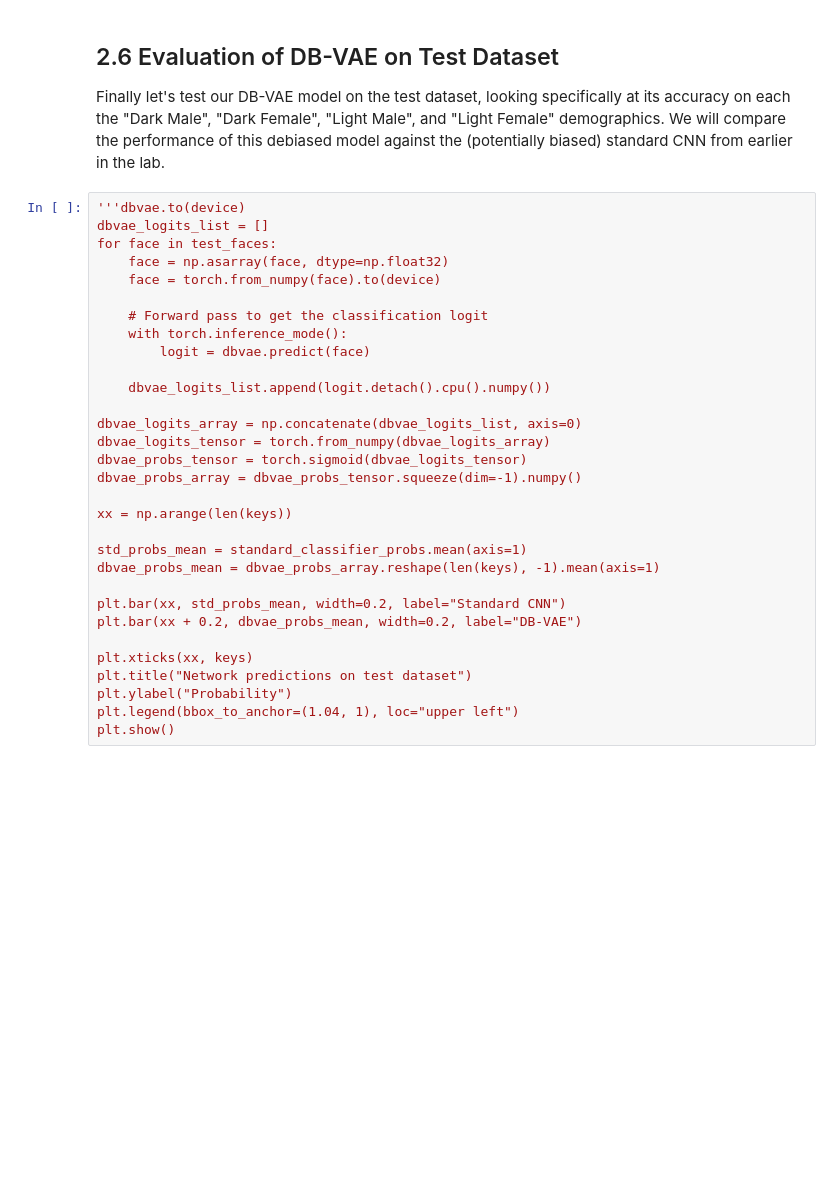
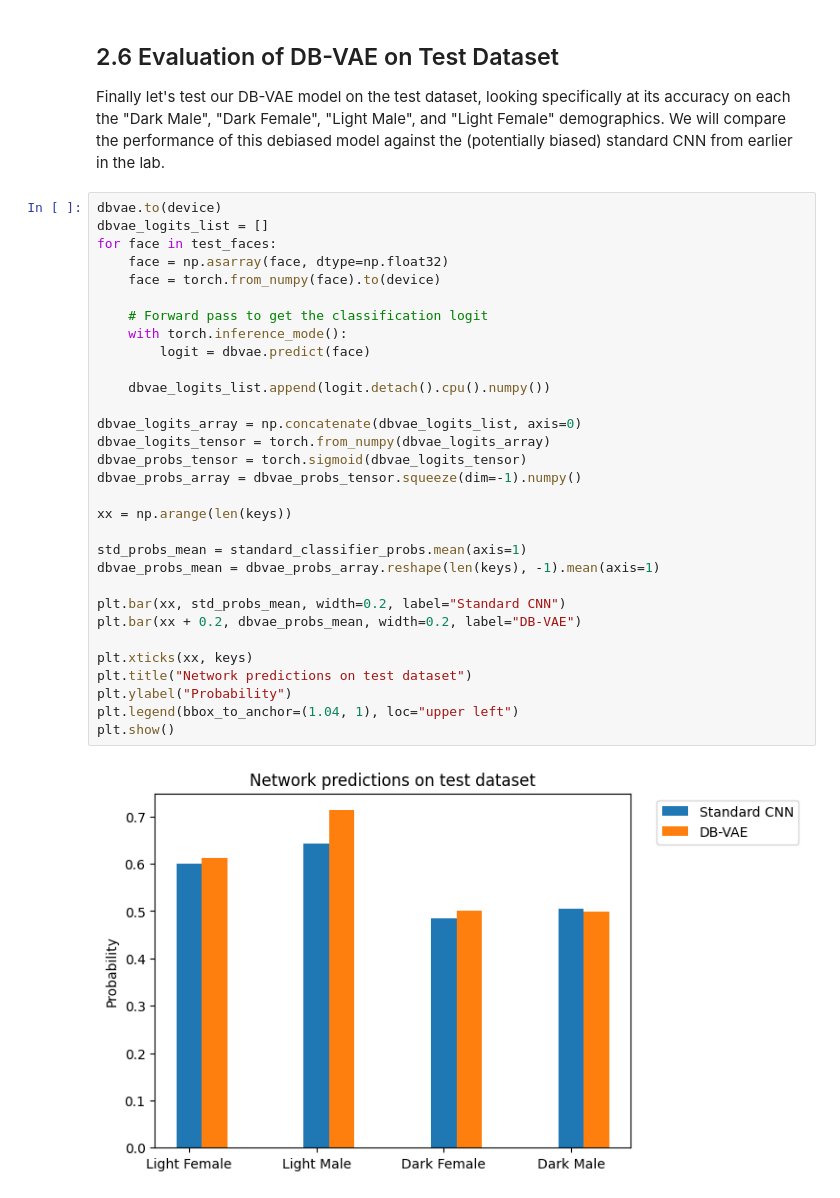
Before and after one commit to aurora-nat/machine-vision-course, a Jupyter notebook: labs/lab3/PT_Part2_Debiasing.ipynb, the cells around one changed output. Drawn from its saved outputs; the diff is of its cells as text; blank space fills up the shorter version.

```diff
--- a/labs/lab3/PT_Part2_Debiasing.ipynb
+++ b/labs/lab3/PT_Part2_Debiasing.ipynb
@@ -924,36 +1081,38 @@ Wonderful! Now we should have a trained and (hopefully!) debiased facial classif
 
 Finally let's test our DB-VAE model on the test dataset, looking specifically at its accuracy on each the "Dark Male", "Dark Female", "Light Male", and "Light Female" demographics. We will compare the performance of this debiased model against the (potentially biased) standard CNN from earlier in the lab.
 # %%
-'''dbvae.to(device)
+dbvae.to(device)
 dbvae_logits_list = []
 for face in test_faces:
     face = np.asarray(face, dtype=np.float32)
     face = torch.from_numpy(face).to(device)
 
     # Forward pass to get the classification logit
     with torch.inference_mode():
         logit = dbvae.predict(face)
 
     dbvae_logits_list.append(logit.detach().cpu().numpy())
 
 dbvae_logits_array = np.concatenate(dbvae_logits_list, axis=0)
 dbvae_logits_tensor = torch.from_numpy(dbvae_logits_array)
 dbvae_probs_tensor = torch.sigmoid(dbvae_logits_tensor)
 dbvae_probs_array = dbvae_probs_tensor.squeeze(dim=-1).numpy()
 
 xx = np.arange(len(keys))
 
 std_probs_mean = standard_classifier_probs.mean(axis=1)
 dbvae_probs_mean = dbvae_probs_array.reshape(len(keys), -1).mean(axis=1)
 
 plt.bar(xx, std_probs_mean, width=0.2, label="Standard CNN")
 plt.bar(xx + 0.2, dbvae_probs_mean, width=0.2, label="DB-VAE")
 
 plt.xticks(xx, keys)
 plt.title("Network predictions on test dataset")
 plt.ylabel("Probability")
 plt.legend(bbox_to_anchor=(1.04, 1), loc="upper left")
 plt.show()
+# %% [output]
+[figure, added]
 # %% [markdown]
 ## 2.7 Conclusion and submission information
 
```
Also changed, not shown: parts of 18 cells of this notebook.
